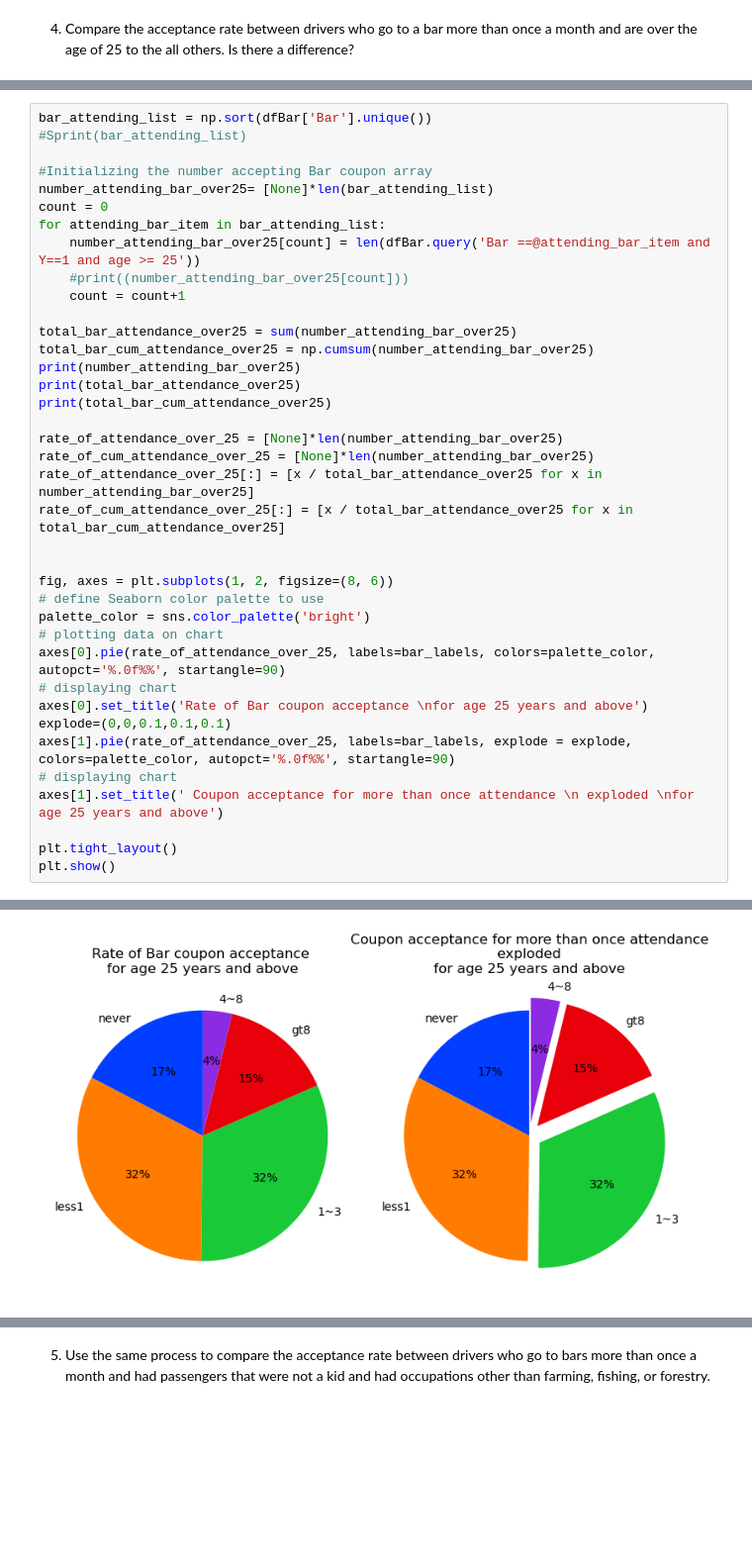
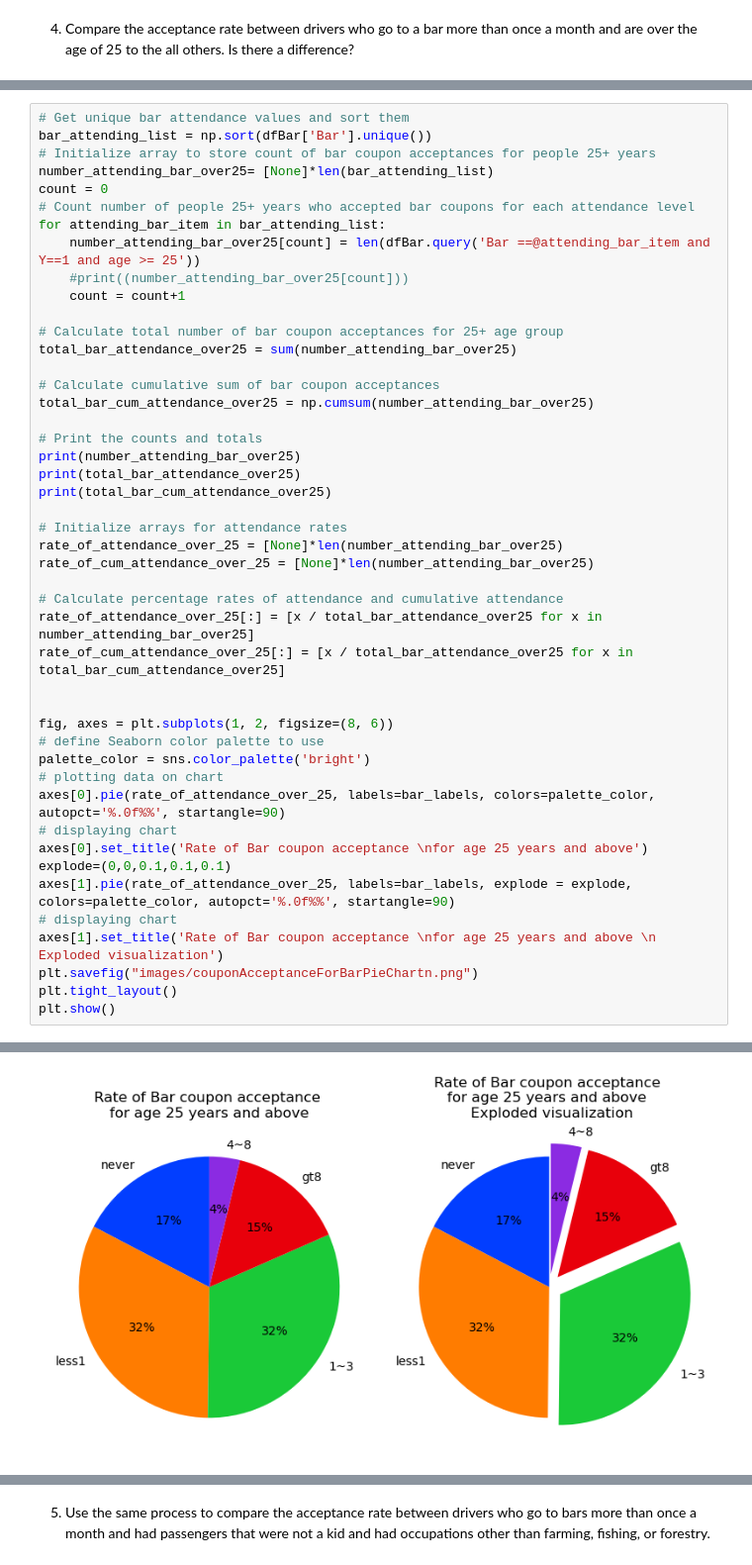
Before and after one commit to zeino/practical-application-5.1, a Jupyter notebook: prompt.ipynb, the cells around one changed output, grey strips where cells are left out. Shown at 99% size. Saved outputs shown, nothing was run; the diff lists cells and outputs as text; blank space fills up the shorter version.

```diff
--- a/prompt.ipynb
+++ b/prompt.ipynb
@@ -381,44 +378,52 @@ array([0, 1, 2, 8, 4], dtype=int64)
 # %%
+# Get unique bar attendance values and sort them
 bar_attending_list = np.sort(dfBar['Bar'].unique())
-#Sprint(bar_attending_list)
-
-#Initializing the number accepting Bar coupon array
+# Initialize array to store count of bar coupon acceptances for people 25+ years
 number_attending_bar_over25= [None]*len(bar_attending_list)
 count = 0
+# Count number of people 25+ years who accepted bar coupons for each attendance level
 for attending_bar_item in bar_attending_list:
     number_attending_bar_over25[count] = len(dfBar.query('Bar ==@attending_bar_item and Y==1 and age >= 25'))
     #print((number_attending_bar_over25[count]))
     count = count+1
 
+# Calculate total number of bar coupon acceptances for 25+ age group
 total_bar_attendance_over25 = sum(number_attending_bar_over25)
+
+# Calculate cumulative sum of bar coupon acceptances
 total_bar_cum_attendance_over25 = np.cumsum(number_attending_bar_over25)
+
+# Print the counts and totals
 print(number_attending_bar_over25)
 print(total_bar_attendance_over25)
 print(total_bar_cum_attendance_over25)
 
+# Initialize arrays for attendance rates
 rate_of_attendance_over_25 = [None]*len(number_attending_bar_over25)
 rate_of_cum_attendance_over_25 = [None]*len(number_attending_bar_over25)
+
+# Calculate percentage rates of attendance and cumulative attendance
 rate_of_attendance_over_25[:] = [x / total_bar_attendance_over25 for x in number_attending_bar_over25]
 rate_of_cum_attendance_over_25[:] = [x / total_bar_attendance_over25 for x in total_bar_cum_attendance_over25]
 
 
 fig, axes = plt.subplots(1, 2, figsize=(8, 6))
 # define Seaborn color palette to use
 palette_color = sns.color_palette('bright')
 # plotting data on chart
 axes[0].pie(rate_of_attendance_over_25, labels=bar_labels, colors=palette_color, autopct='%.0f%%', startangle=90)
 # displaying chart
 axes[0].set_title('Rate of Bar coupon acceptance \nfor age 25 years and above')
 explode=(0,0,0.1,0.1,0.1)
 axes[1].pie(rate_of_attendance_over_25, labels=bar_labels, explode = explode, colors=palette_color, autopct='%.0f%%', startangle=90)
 # displaying chart
-axes[1].set_title(' Coupon acceptance for more than once attendance \n exploded \nfor age 25 years and above')
-
+axes[1].set_title('Rate of Bar coupon acceptance \nfor age 25 years and above \n Exploded visualization')
+plt.savefig("images/couponAcceptanceForBarPieChartn.png")
 plt.tight_layout()
 plt.show()
 # %% [output]
 [96, 180, 176, 81, 21]
 554
 [ 96 276 452 533 554]
-[figure, old version]
+[figure, new version]
 # %%
```
Also changed, not shown: parts of 24 cells of this notebook, 13 other files.
